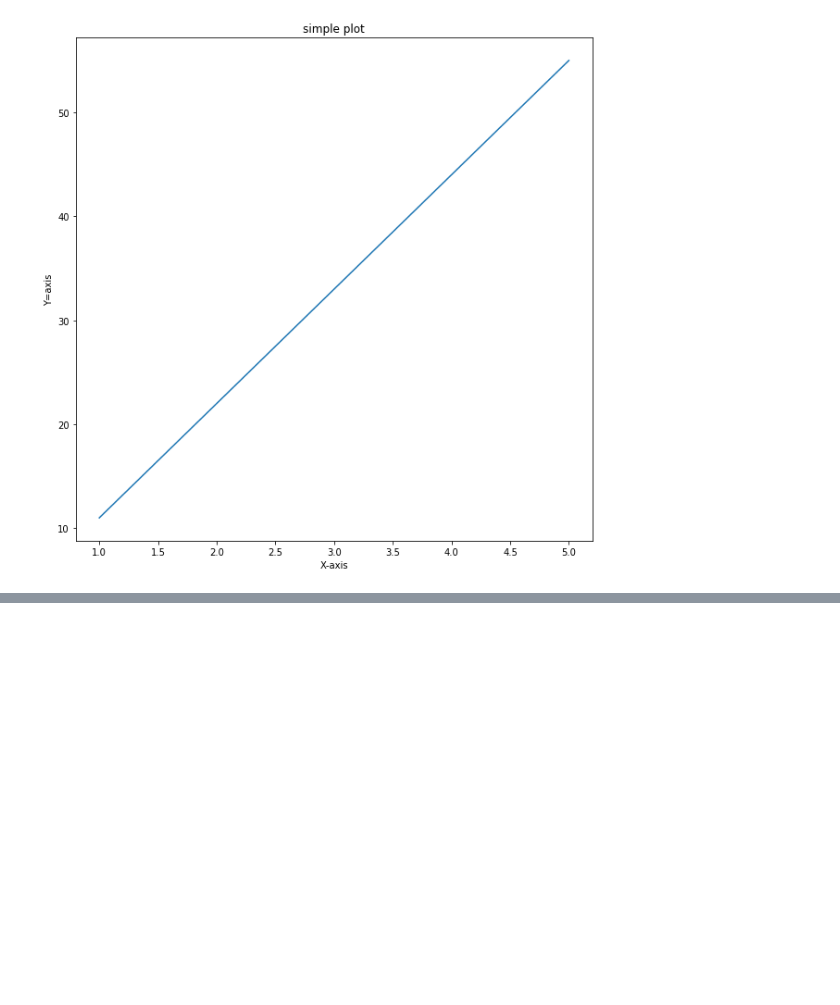
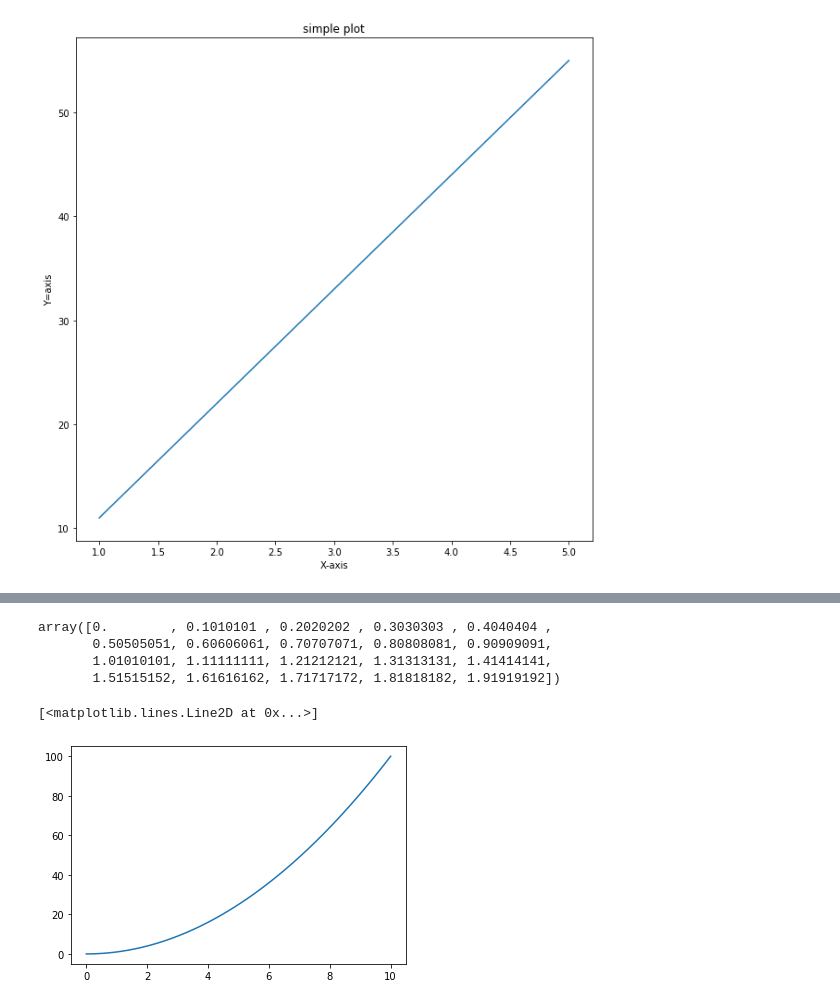
Before and after one commit to AnalystGagan/Machine-Learning-Notebooks, a Jupyter notebook: Introduction-to-Matplotlib.ipynb, the cells around one changed output, grey strips where cells are left out. Drawn from its saved outputs; the diff is of its cells as text; code cells hidden in the pictures; blank space fills up the shorter version.

```diff
--- a/Introduction-to-Matplotlib.ipynb
+++ b/Introduction-to-Matplotlib.ipynb
@@ -92,0 +103,16 @@ fig.savefig("firstplot.png")
+# %%
+# Create numpy data for plotting
+x = np.linspace(0,10,100)
+x[:20]
+# %% [output]
+array([0.        , 0.1010101 , 0.2020202 , 0.3030303 , 0.4040404 ,
+       0.50505051, 0.60606061, 0.70707071, 0.80808081, 0.90909091,
+       1.01010101, 1.11111111, 1.21212121, 1.31313131, 1.41414141,
+       1.51515152, 1.61616162, 1.71717172, 1.81818182, 1.91919192])
+# %%
+# Plot the  data
+fig, ax = plt.subplots()
+ax.plot(x,x**2)
+# %% [output]
+[<matplotlib.lines.Line2D at 0x...>]
+[figure, added]
```
Also changed, not shown: parts of 25 cells of this notebook.
